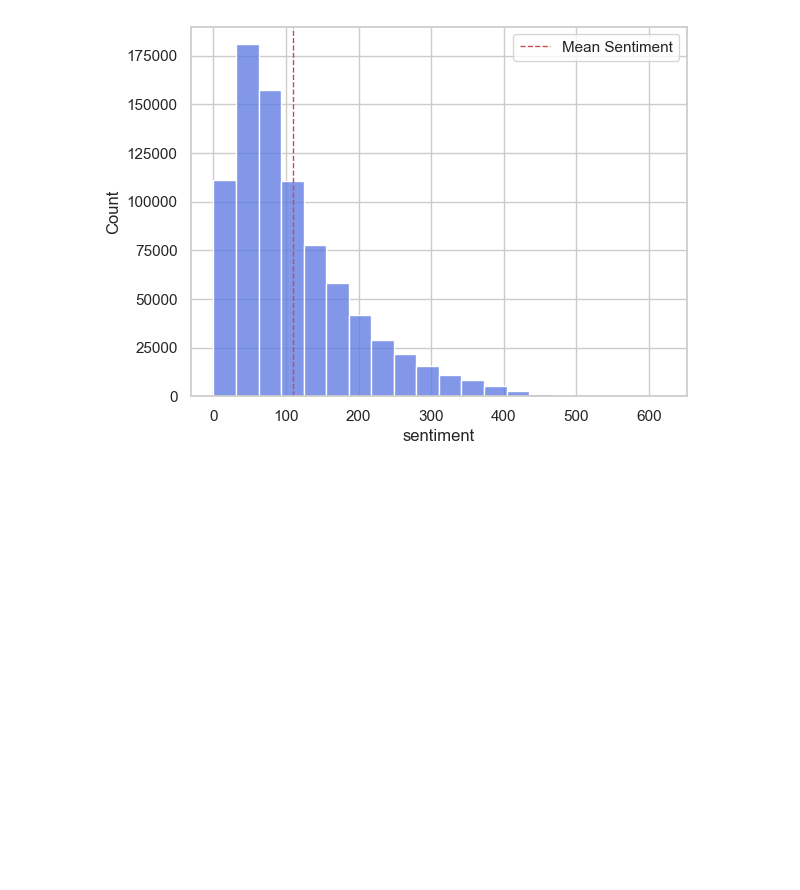
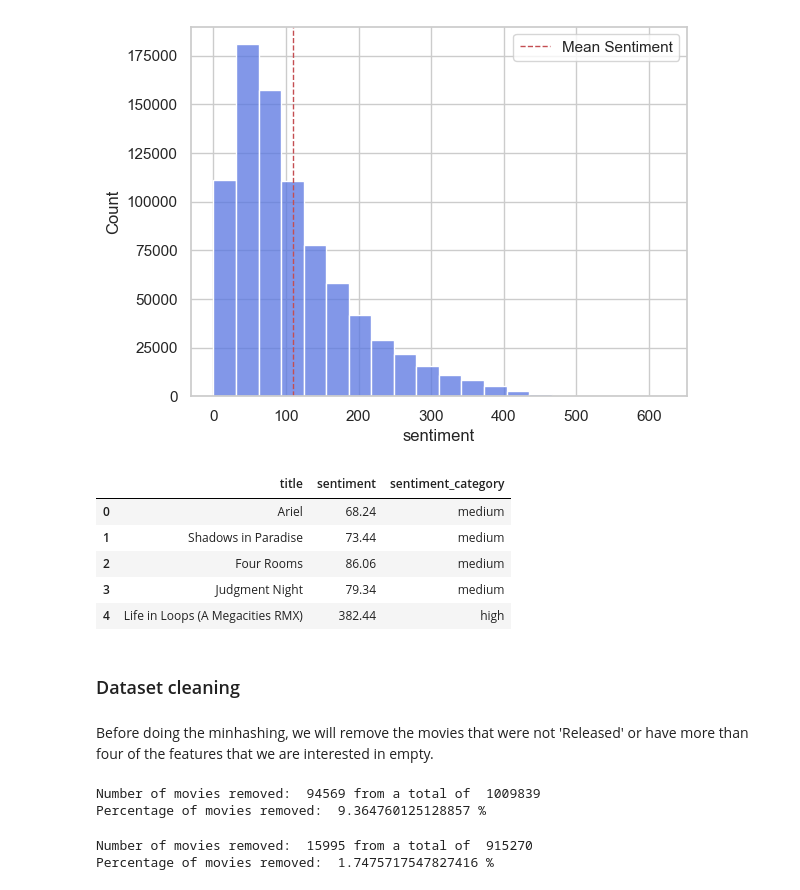
Before and after one commit to paulagambus/ctds_project, a Jupyter notebook: ctds_g6_project.ipynb, the cells around one changed output. Drawn from its saved outputs; the diff is of its cells as text; code cells hidden in the pictures; blank space fills up the shorter version.

Commit message:
Cleaning dataset

```diff
--- a/ctds_g6_project.ipynb
+++ b/ctds_g6_project.ipynb
@@ -303,3 +303,59 @@ plt.legend()
 plt.show()
 # %% [output]
 [figure]
+# %%
+# Define the thresholds for sentiment ranges
+low_threshold = sentiment_mean - sentiment_std
+high_threshold = sentiment_mean + sentiment_std
+
+# Function to categorize sentiment
+def categorize_sentiment(value):
+    if value < low_threshold:
+        return 'low'
+    elif value > high_threshold:
+        return 'high'
+    else:
+        return 'medium'
+
+# Assuming main_complete is already defined and categorize_sentiment is a function
+main_complete.loc[:, 'sentiment_category'] = main_complete['sentiment'].apply(categorize_sentiment)
+
+# Display the updated dataframe
+main_complete[['title', 'sentiment', 'sentiment_category']].head()
+# %% [output]
+|  | title | sentiment | sentiment_category |
+| 0 | Ariel | 68.24 | medium |
+| 1 | Shadows in Paradise | 73.44 | medium |
+| 2 | Four Rooms | 86.06 | medium |
+| 3 | Judgment Night | 79.34 | medium |
+| 4 | Life in Loops (A Megacities RMX) | 382.44 | high |
+# %% [markdown]
+### Dataset cleaning
+# %% [markdown]
+Before doing the minhashing, we will remove the movies that were not 'Released' or have more than four of the features that we are interested in empty.
+# %%
+# clean movies with 4 or more interesting columns empty
+columns = ['genres', 'crew', 'production_companies', 'production_countries', 'sentiment_category']
+
+initial_count = len(main_complete)
+
+# check each row if they have 3 or more columns from columns with empty sets
+main_complete = main_complete[~(main_complete[columns].apply(lambda x: sum(1 for i in x if len(i) == 0) >= 4, axis=1))]
+final_count = len(main_complete)
+
+print("Number of movies removed: ", initial_count - final_count, "from a total of ", initial_count)
+print("Percentage of movies removed: ", (initial_count - final_count) / initial_count * 100, "%")
+# %% [output]
+Number of movies removed:  94569 from a total of  1009839
+Percentage of movies removed:  9.364760125128857 %
+# %%
+# remove movies if the 'status' is not 'Released'
+initial_count = len(main_complete)
+main_complete = main_complete[main_complete['status'] == 'Released']
+final_count = len(main_complete)
+
+print("Number of movies removed: ", initial_count - final_count, "from a total of ", initial_count)
+print("Percentage of movies removed: ", (initial_count - final_count) / initial_count * 100, "%")
+# %% [output]
+Number of movies removed:  15995 from a total of  915270
+Percentage of movies removed:  1.7475717547827416 %
```
